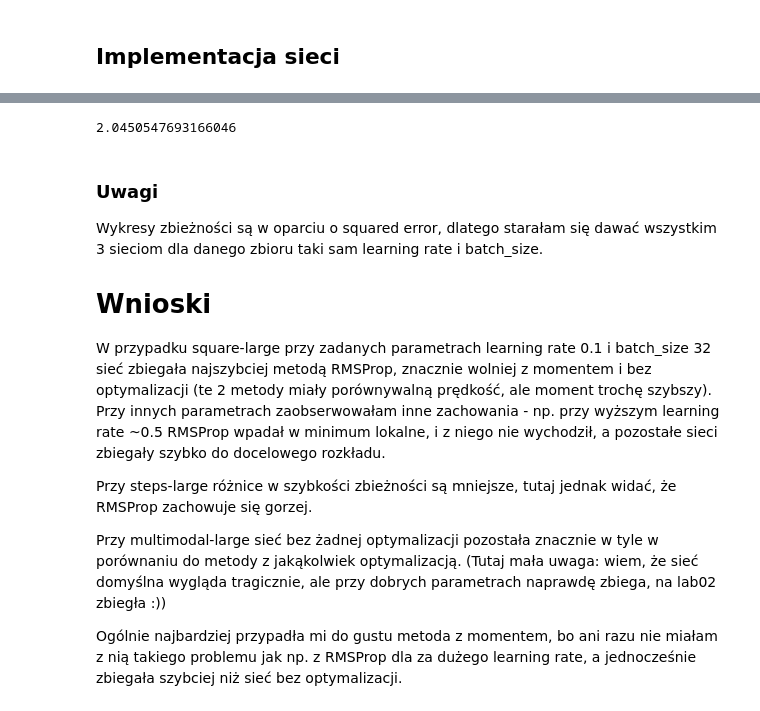
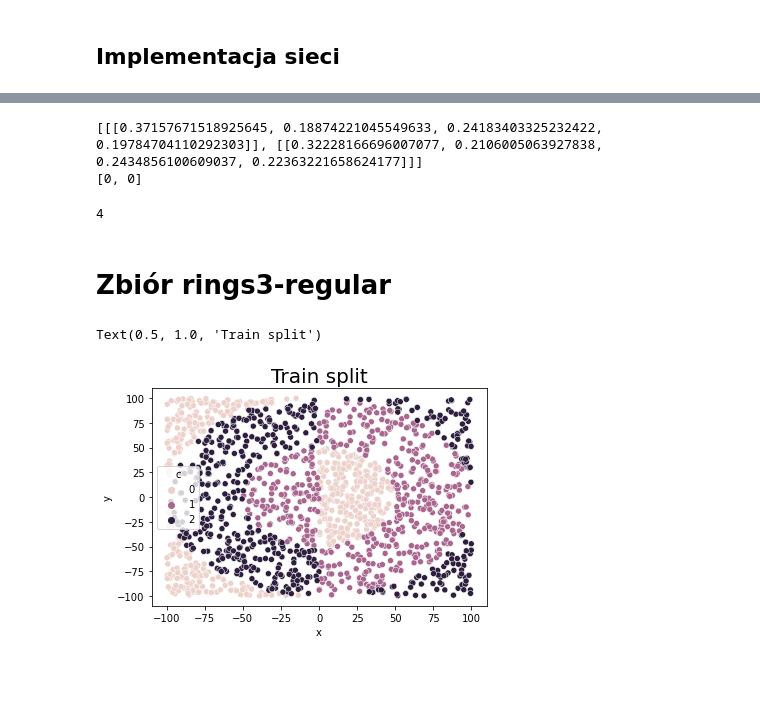
Before and after one commit to niladrem/mioad, a Jupyter notebook: lab04.ipynb, the cells around one changed output, grey strips where cells are left out. Drawn from its saved outputs; the diff is of its cells as text; code cells hidden in the pictures; blank space fills up the shorter version.

```diff
--- a/lab04.ipynb
+++ b/lab04.ipynb
@@ -596,15 +169,0 @@ get_score(rmsprop_mlp, test_df)
-# %%
-get_score(momentum_mlp, test_df)
-# %% [output]
-2.0450547693166046
-# %% [markdown]
-### Uwagi
-Wykresy zbieżności są w oparciu o squared error, dlatego starałam się dawać wszystkim 3 sieciom dla danego zbioru taki sam learning rate i batch_size.
-# Wnioski
-W przypadku square-large przy zadanych parametrach learning rate 0.1 i batch_size 32 sieć zbiegała najszybciej metodą RMSProp, znacznie wolniej z momentem i bez optymalizacji (te 2 metody miały porównywalną prędkość, ale moment trochę szybszy). Przy innych parametrach zaobserwowałam inne zachowania - np. przy wyższym learning rate ~0.5 RMSProp wpadał w minimum lokalne, i z niego nie wychodził, a pozostałe sieci zbiegały szybko do docelowego rozkładu.
-
-Przy steps-large różnice w szybkości zbieżności są mniejsze, tutaj jednak widać, że RMSProp zachowuje się gorzej.
-
-Przy multimodal-large sieć bez żadnej optymalizacji pozostała znacznie w tyle w porównaniu do metody z jakąkolwiek optymalizacją. (Tutaj mała uwaga: wiem, że sieć domyślna wygląda tragicznie, ale przy dobrych parametrach naprawdę zbiega, na lab02 zbiegła :))
-
-Ogólnie najbardziej przypadła mi do gustu metoda z momentem, bo ani razu nie miałam z nią takiego problemu jak np. z RMSProp dla za dużego learning rate, a jednocześnie zbiegała szybciej niż sieć bez optymalizacji.
@@ -610,0 +355,19 @@ Ogólnie najbardziej przypadła mi do gustu metoda z momentem, bo ani razu nie m
+# %%
+test = Network(["sigmoid", "softmax"], [1, 4, 1], norm=False)
+print(test.forward([[5], [0]]))
+print(test.predict([[5], [0]]))
+np.max([[1], [4]])
+# %% [output]
+[[[0.37157671518925645, 0.18874221045549633, 0.24183403325232422, 0.19784704110292303]], [[0.32228166696007077, 0.2106005063927838, 0.2434856100609037, 0.22363221658624177]]]
+[0, 0]
+4
+# %% [markdown]
+# Zbiór rings3-regular
+# %%
+train_df = pd.read_csv('./mio1/classification/rings3-regular-training.csv')
+test_df = pd.read_csv('./mio1/classification/rings3-regular-test.csv')
+sns.scatterplot(x='x', y='y', hue='c', data=train_df)
+plt.title('Train split', fontsize=20)
+# %% [output]
+Text(0.5, 1.0, 'Train split')
+[figure, added]
```
Also changed, not shown: parts of 63 cells of this notebook.
